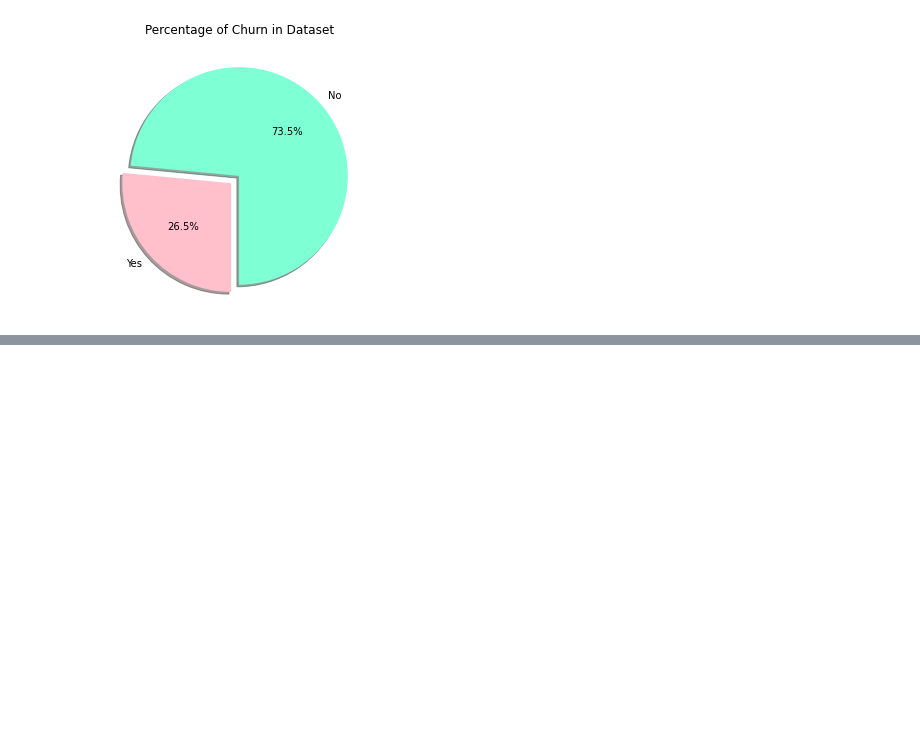
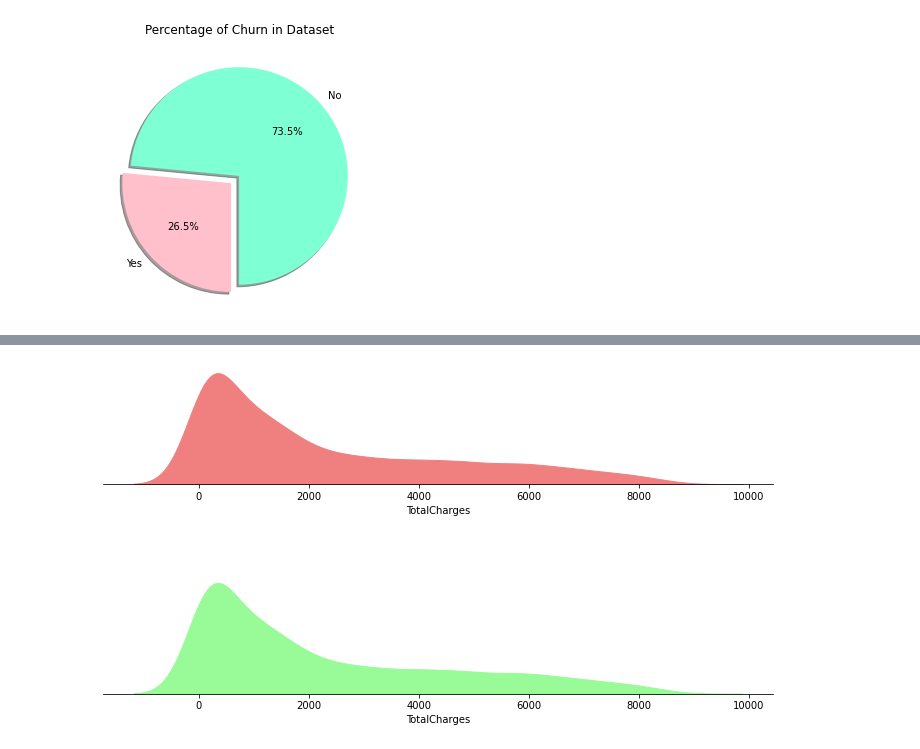
Before and after one commit to alessandropontini/DS_LAB_ECONOMICS_FOR_DS, a Jupyter notebook: Analisi_descrittiva.ipynb, the cells around one changed output, grey strips where cells are left out. Cells and saved outputs as stored; diff of their text form; code cells hidden in the pictures; blank space fills up the shorter version.

```diff
--- a/Analisi_descrittiva.ipynb
+++ b/Analisi_descrittiva.ipynb
@@ -143,0 +180,25 @@ plt.show()
+# %%
+fig=plt.figure(figsize=(12,6),facecolor='white')
+
+ax=[None for i in range(2)]
+gs=fig.add_gridspec(2,1)
+gs.update(wspace=0, hspace=0.8)
+
+ax[0]=fig.add_subplot(gs[0,0])
+ax[1]=fig.add_subplot(gs[1,0])
+
+
+sns.kdeplot(data=df1[df1.Churn=='Yes'],x=df1.TotalCharges,ax=ax[0],shade=True,color='lightcoral',alpha=1)
+sns.kdeplot(data=df1[df1.Churn=='No'],x=df1.TotalCharges,ax=ax[1],shade=True,color='palegreen',alpha=1)
+#sns.kdeplot(data=df1[df1.Churn=='Yes'],x=df1.TotalCharges,ax=ax[1],shade=True,color='lightcoral',alpha=1)
+#sns.kdeplot(data=df1[df1.Churn=='No'],x=df1.TotalCharges,ax=ax[1],shade=True,color='palegreen',alpha=0.5)
+
+for i in range(2):
+    ax[i].set_yticklabels('')
+    ax[i].set_ylabel('')
+    ax[i].tick_params(axis='y',length=0)
+
+    for direction in ['top','right','left']:
+        ax[i].spines[direction].set_visible(False)
+# %% [output]
+[figure, added]
```
Also changed, not shown: parts of 9 cells of this notebook.
